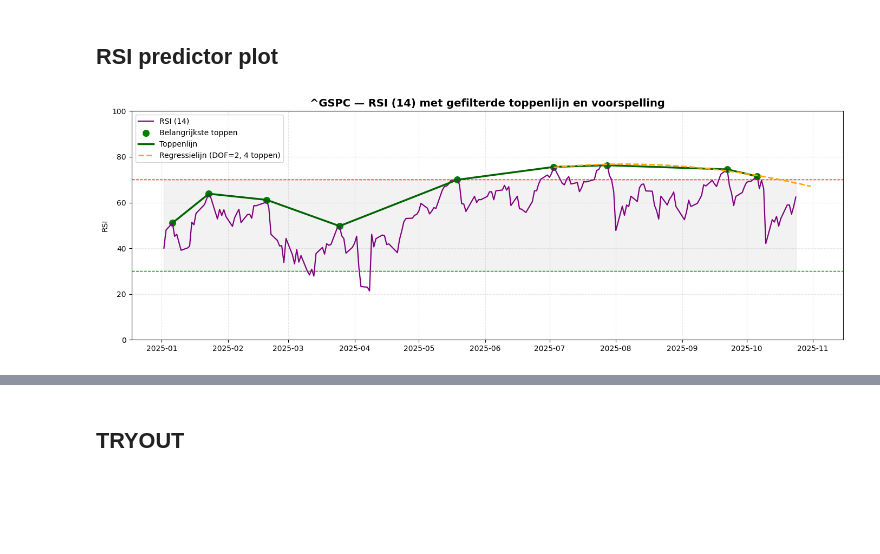
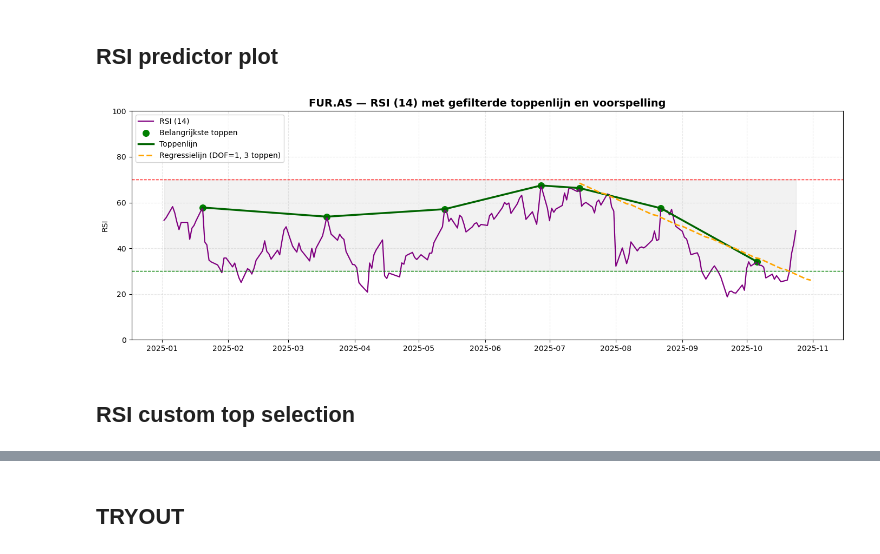
Before and after one commit to Nicootje/stock-predictor, a Jupyter notebook: notebooks/Beurs.ipynb, the cells around one changed output, grey strips where cells are left out. Saved outputs shown, nothing was run; the diff lists cells and outputs as text; code cells hidden in the pictures; blank space fills up the shorter version.

```diff
--- a/notebooks/Beurs.ipynb
+++ b/notebooks/Beurs.ipynb
@@ -12,10 +12,12 @@ from scipy.signal import find_peaks
 # %% [markdown]
 ## Input Parameters
 # %%
-ticker = "^GSPC"
-df = yf.download(ticker, start="2019-01-01", interval="1d")
+ticker = "FUR.AS"
+start_date = "2019-01-01"
 rsi_period = 14
+periods = [20, 50, 200]
 start_plot_date = "2025-01-01"
+df = yf.download(ticker, start=start_date, interval="1d")
 close_df = df[['Close']].copy()
 # %% [output]
 [*********************100%***********************]  1 of 1 completed
@@ -319,23 +290,17 @@ def plot_macd(df, ticker, fast=12, slow=26, signal=9):
 # %% [markdown]
 ## Technical coding
 # %%
-start_plot_date = "2025-01-01"
-
 def analyze_technical_indicators(ticker,
-                                 start_date="2019-01-01",
-                                 rsi_period=14,
+                                 start_date="start_date",
+                                 rsi_period=rsi_period,
                                  bb_period=20, bb_std_dev=2,
                                  macd_fast=12, macd_slow=26, macd_signal=9,
-                                 ma_periods=[20, 50, 200]):
+                                 ma_periods=periods):
     """
     Analyseert RSI, Bollinger Bands, MACD, SMA & EMA.
     Geeft een korte samenvatting + een 3-paneel-plot.
     """
-    # ---------- 1. Data ophalen ----------
-    df = yf.download(ticker, start=start_date, interval="1d")
-    if df.empty:
-        return f"Geen data voor ticker {ticker}"
-
+    # ---------- 1. Data ----------
     close_df = df[['Close']].copy()
 
     # ---------- 2. Indicatoren berekenen ----------
@@ -593,6 +557,8 @@ def plot_rsi_with_peaks_and_regression(df, rsi_period, start_plot_date, ticker,
 # %% [markdown]
 ## RSI predictor plot
 # %%
-plot_rsi_with_peaks_and_regression(df, rsi_period, start_plot_date, ticker, dof=2, n_toppen=4, future_days=25)
+plot_rsi_with_peaks_and_regression(df, rsi_period, start_plot_date, ticker, dof=1, n_toppen=3, future_days=25)
 # %% [output]
-[figure, old version]
+[figure, new version]
+# %% [markdown]
+## RSI custom top selection
```
Also changed, not shown: parts of 20 cells of this notebook.
